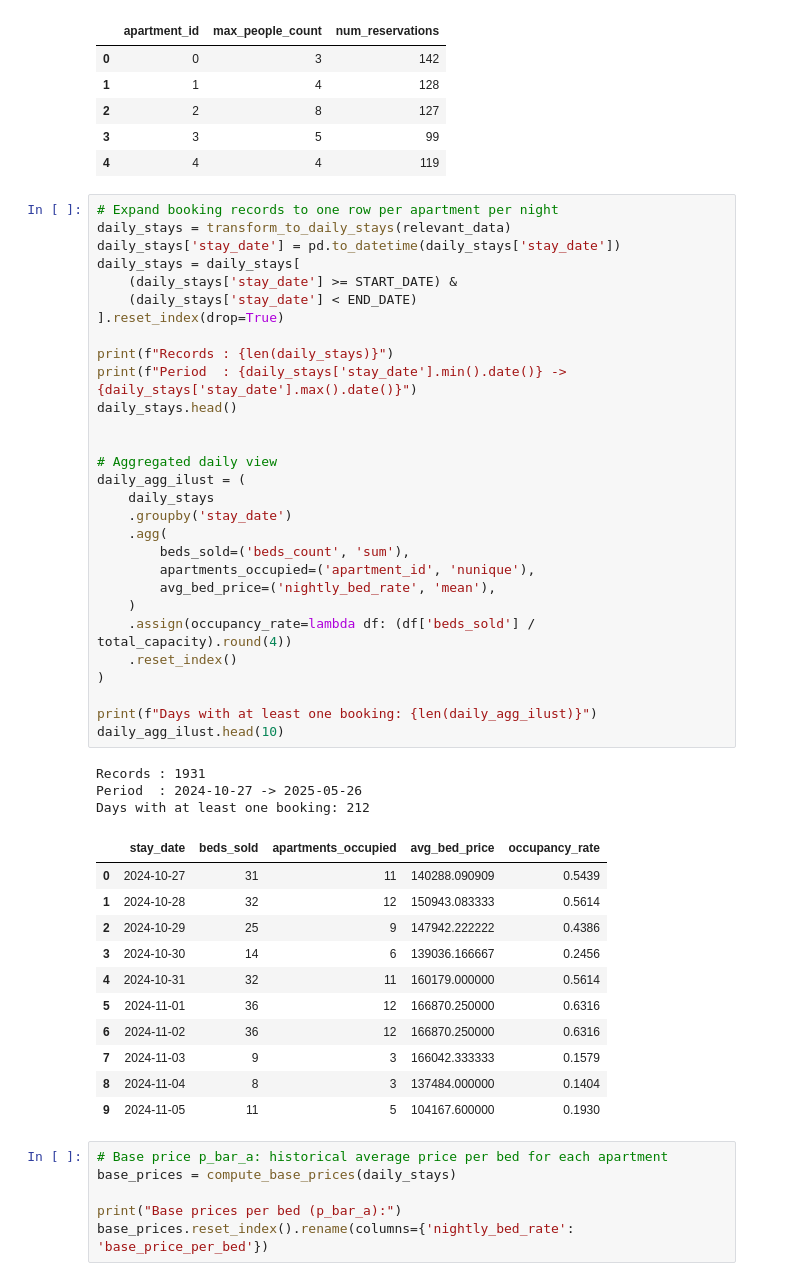
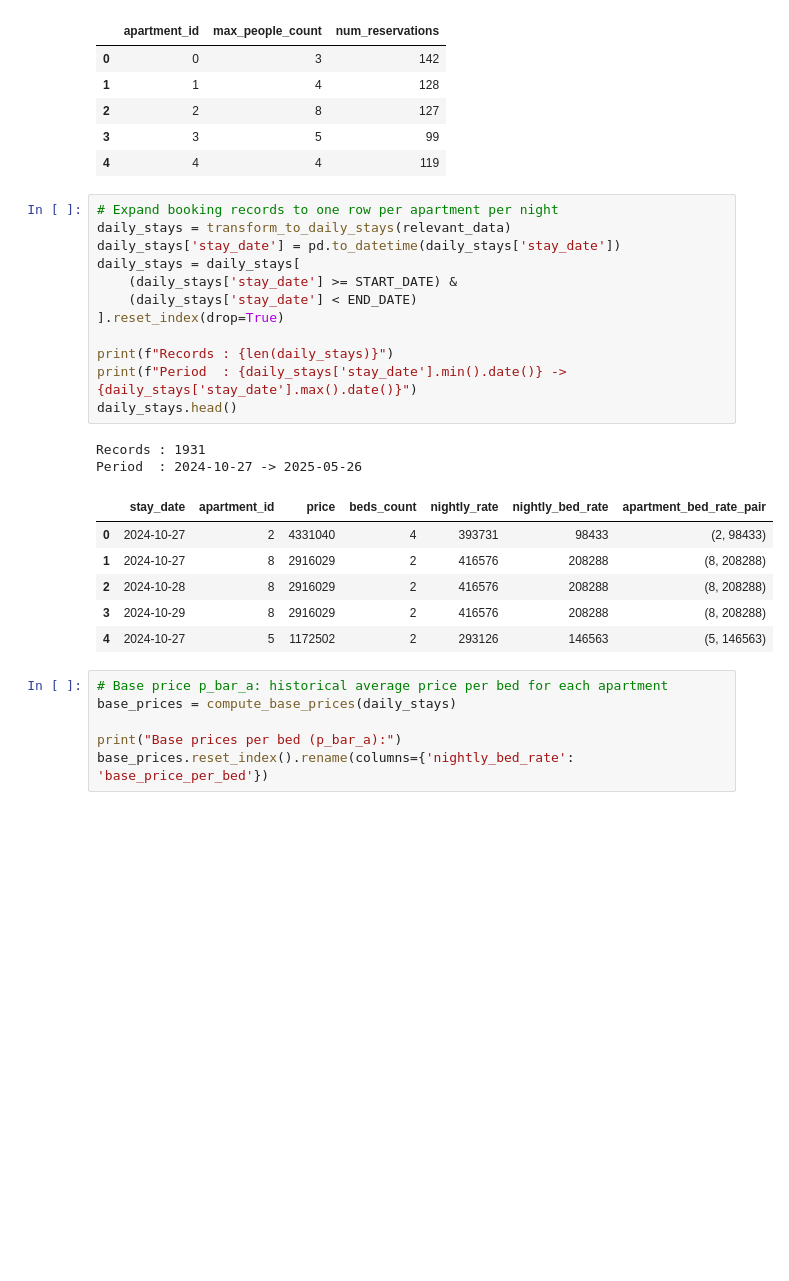
Before and after one commit to jednorukypilot/thesis, a Jupyter notebook: python/model_pipeline.ipynb, the cells around one changed output. Drawn from its saved outputs; the diff is of its cells as text; blank space fills up the shorter version.

```diff
--- a/python/model_pipeline.ipynb
+++ b/python/model_pipeline.ipynb
@@ -47,47 +47,24 @@ Total capacity (beds) : 57
 # %%
 # Expand booking records to one row per apartment per night
 daily_stays = transform_to_daily_stays(relevant_data)
 daily_stays['stay_date'] = pd.to_datetime(daily_stays['stay_date'])
 daily_stays = daily_stays[
     (daily_stays['stay_date'] >= START_DATE) &
     (daily_stays['stay_date'] < END_DATE)
 ].reset_index(drop=True)
 
 print(f"Records : {len(daily_stays)}")
 print(f"Period  : {daily_stays['stay_date'].min().date()} -> {daily_stays['stay_date'].max().date()}")
 daily_stays.head()
-
-
-# Aggregated daily view
-daily_agg_ilust = (
-    daily_stays
-    .groupby('stay_date')
-    .agg(
-        beds_sold=('beds_count', 'sum'),
-        apartments_occupied=('apartment_id', 'nunique'),
-        avg_bed_price=('nightly_bed_rate', 'mean'),
-    )
-    .assign(occupancy_rate=lambda df: (df['beds_sold'] / total_capacity).round(4))
-    .reset_index()
-)
-
-print(f"Days with at least one booking: {len(daily_agg_ilust)}")
-daily_agg_ilust.head(10)
 # %% [output]
 Records : 1931
 Period  : 2024-10-27 -> 2025-05-26
-Days with at least one booking: 212
-|  | stay_date | beds_sold | apartments_occupied | avg_bed_price | occupancy_rate |
-| 0 | 2024-10-27 | 31 | 11 | 140288.090909 | 0.5439 |
-| 1 | 2024-10-28 | 32 | 12 | 150943.083333 | 0.5614 |
-| 2 | 2024-10-29 | 25 | 9 | 147942.222222 | 0.4386 |
-| 3 | 2024-10-30 | 14 | 6 | 139036.166667 | 0.2456 |
-| 4 | 2024-10-31 | 32 | 11 | 160179.000000 | 0.5614 |
-| 5 | 2024-11-01 | 36 | 12 | 166870.250000 | 0.6316 |
-| 6 | 2024-11-02 | 36 | 12 | 166870.250000 | 0.6316 |
-| 7 | 2024-11-03 | 9 | 3 | 166042.333333 | 0.1579 |
-| 8 | 2024-11-04 | 8 | 3 | 137484.000000 | 0.1404 |
-| 9 | 2024-11-05 | 11 | 5 | 104167.600000 | 0.1930 |
+|  | stay_date | apartment_id | price | beds_count | nightly_rate | nightly_bed_rate | apartment_bed_rate_pair |
+| 0 | 2024-10-27 | 2 | 4331040 | 4 | 393731 | 98433 | (2, 98433) |
+| 1 | 2024-10-27 | 8 | 2916029 | 2 | 416576 | 208288 | (8, 208288) |
+| 2 | 2024-10-28 | 8 | 2916029 | 2 | 416576 | 208288 | (8, 208288) |
+| 3 | 2024-10-29 | 8 | 2916029 | 2 | 416576 | 208288 | (8, 208288) |
+| 4 | 2024-10-27 | 5 | 1172502 | 2 | 293126 | 146563 | (5, 146563) |
 # %%
 # Base price p_bar_a: historical average price per bed for each apartment
 base_prices = compute_base_prices(daily_stays)
```
Also changed, not shown: parts of 10 cells of this notebook, 1 other file.
